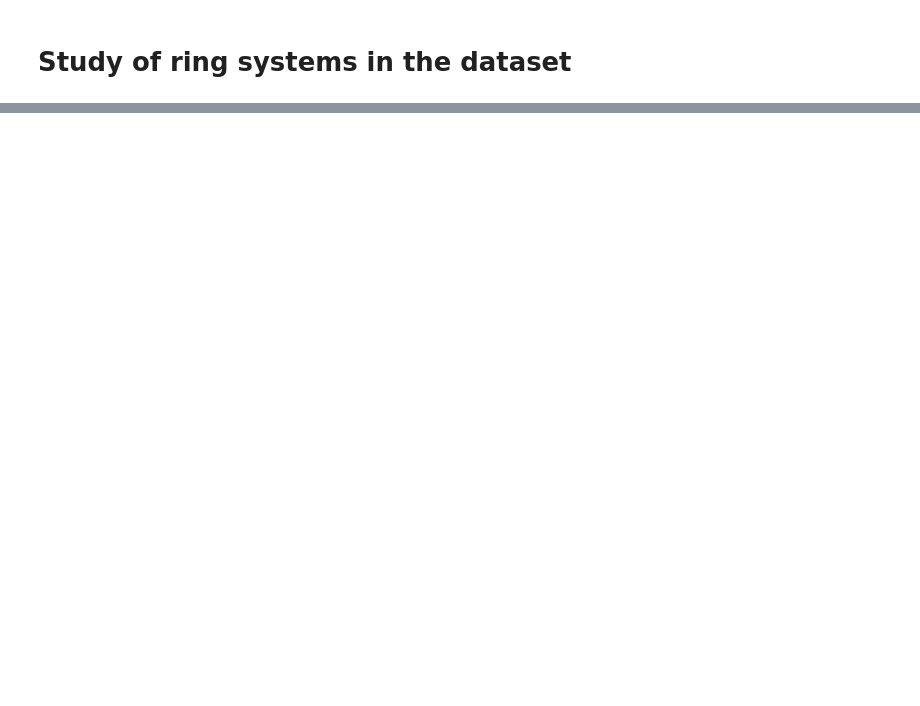
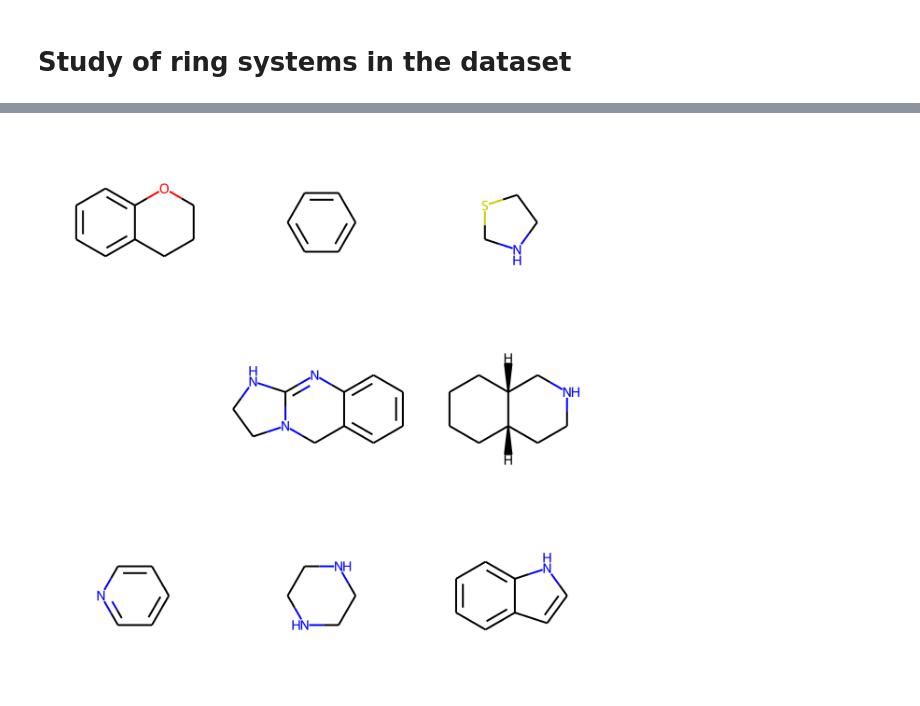
Before and after one commit to arturcgs/lipinski-analysis, a Jupyter notebook: jupyter_notebooks/9_study_of_rings.ipynb, the cells around one changed output, grey strips where cells are left out. Saved outputs shown, nothing was run; the diff lists cells and outputs as text; code cells hidden in the pictures; blank space fills up the shorter version.

```diff
--- a/jupyter_notebooks/9_study_of_rings.ipynb
+++ b/jupyter_notebooks/9_study_of_rings.ipynb
@@ -119,0 +81,4 @@ RDKit ERROR: [17:56:30] Can't kekulize mol.  Unkekulized atoms: 0 1 2 3 4
+# %%
+mol_rings = [Chem.MolFromSmiles(SMILES) for SMILES in list(rings_df.SMILES)]
+Draw.MolsToGridImage(mol_rings)
+# %% [output]
@@ -119,0 +87 @@ RDKit ERROR: [17:56:30] Can't kekulize mol.  Unkekulized atoms: 0 1 2 3 4
+[figure, added]
```
Also changed, not shown: parts of 12 cells of this notebook.
